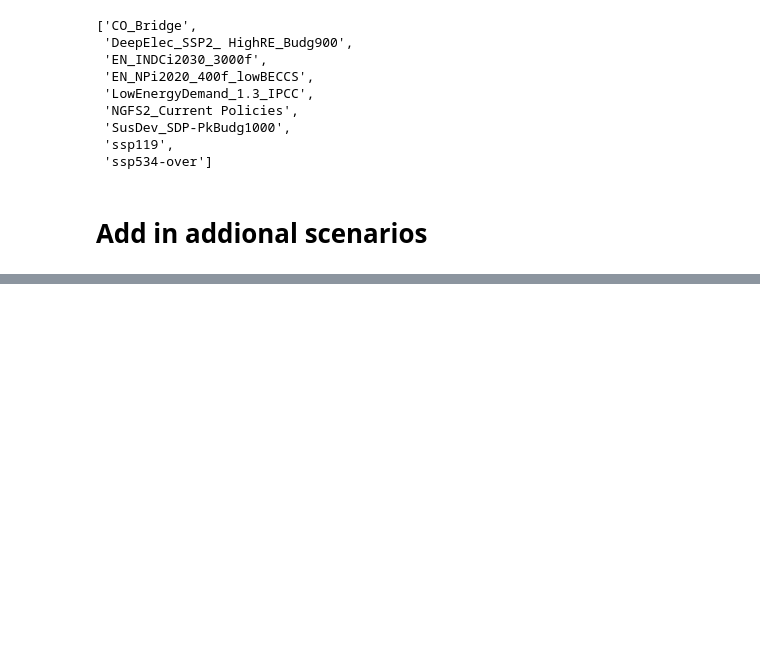
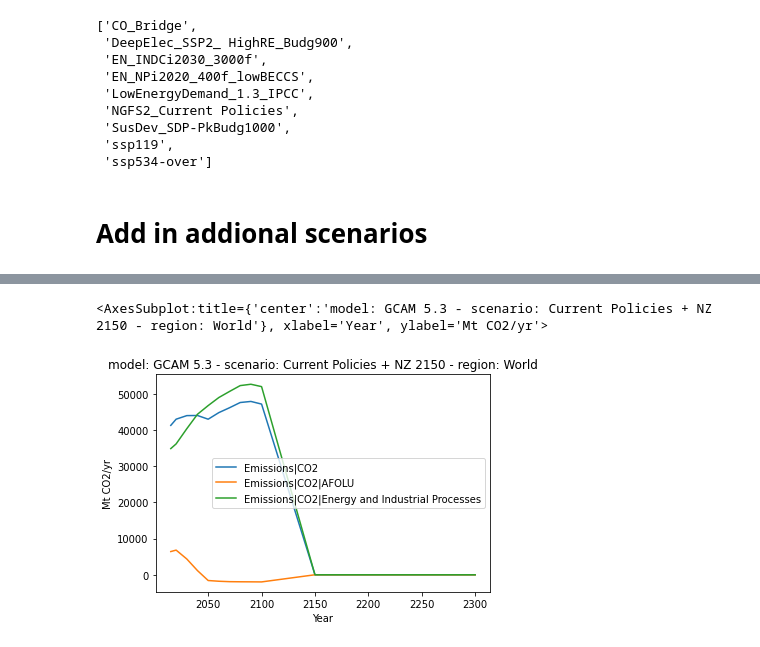
Before and after one commit to Rlamboll/PROVIDEemissions, a Jupyter notebook: notebooks/Select_pathways.ipynb, the cells around one changed output, grey strips where cells are left out. Drawn from its saved outputs; the diff is of its cells as text; code cells hidden in the pictures; blank space fills up the shorter version.

Commit message:
Added currpol scenario defined by net zero date

```diff
--- a/notebooks/Select_pathways.ipynb
+++ b/notebooks/Select_pathways.ipynb
@@ -346,9 +345,9 @@ extended_df.scenario
 # %%
 curpol_nz = extended_df.filter(
     scenario="NGFS2_Current Policies"
-).filter(variable=co2, keep=False).timeseries().reset_index()
+).filter(variable=co2 + "*", keep=False).timeseries().reset_index()
 curpol_nz_co2 = extended_df.filter(
-    scenario="NGFS2_Current Policies", variable=co2
+    scenario="NGFS2_Current Policies", variable=co2 + "*"
 ).timeseries().reset_index()
 # %%
 allindexcols = ["model", "scenario", "region", "variable", "unit"]
@@ -363,5 +362,4 @@ curpol_nz_co2_2100 = curpol_nz_co2.loc[:, 2100]
 for year in np.arange(2110, nzdate + 1, 10):
     curpol_nz_co2.loc[:, year] = curpol_nz_co2_2100 * (1 - (year - 2100) / (nzdate - 2100))
 # %%
-curpol_nz_co2 = pyam.IamDataFrame(curpol_nz_co2)
-curpol_nz_co2.plot()
+curpol_nz_pyam = pyam.IamDataFrame(curpol_nz.append(curpol_nz_co2))
@@ -373,2 +366,2 @@ curpol_nz = pyam.IamDataFrame(curpol_nz).append(curpol_nz_co2)
 # %%
-extended_df = extended_df.append(curpol_nz)
+extended_df = extended_df.append(curpol_nz_pyam)
@@ -374,0 +381,5 @@ extended_df = extended_df.append(curpol_nz)
+# %%
+extended_df.filter(scenario="*Current Policies +*", variable=co2+"*").plot()
+# %% [output]
+<AxesSubplot:title={'center':'model: GCAM 5.3 - scenario: Current Policies + NZ 2150 - region: World'}, xlabel='Year', ylabel='Mt CO2/yr'>
+[figure, added]
```
Also changed, not shown: parts of 8 cells of this notebook, 2 other files.
